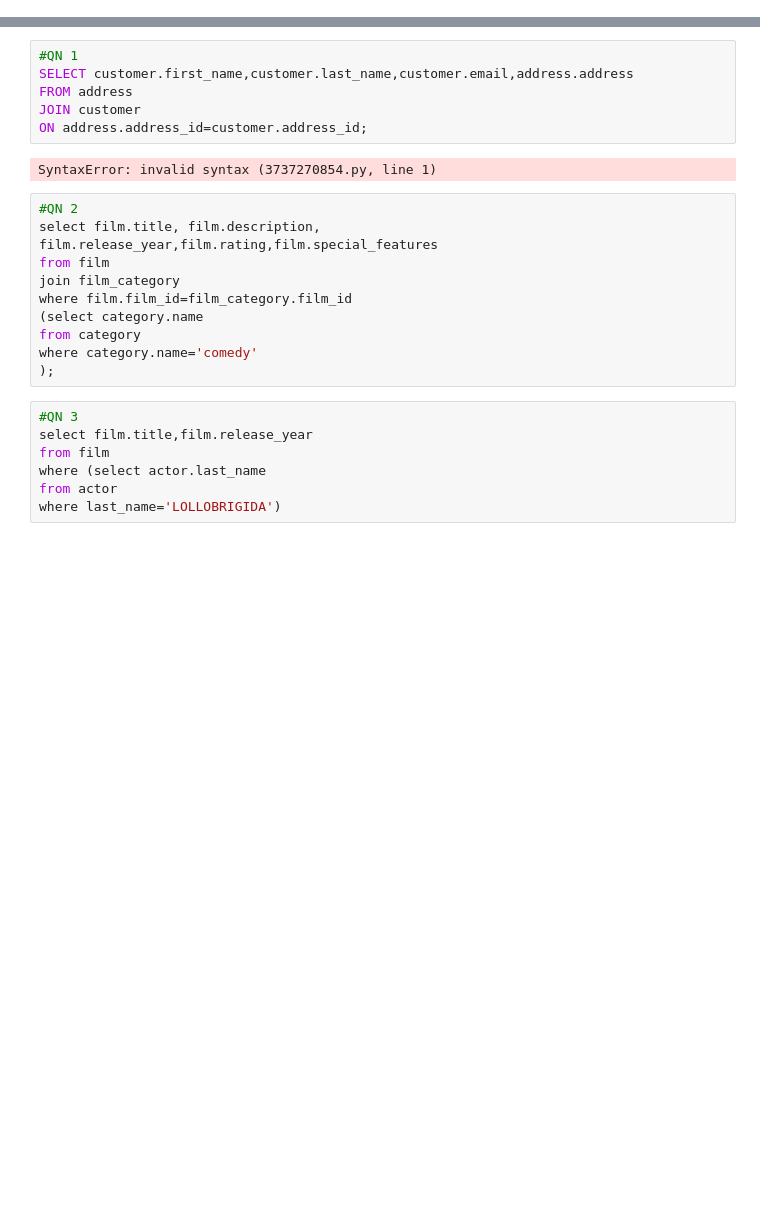
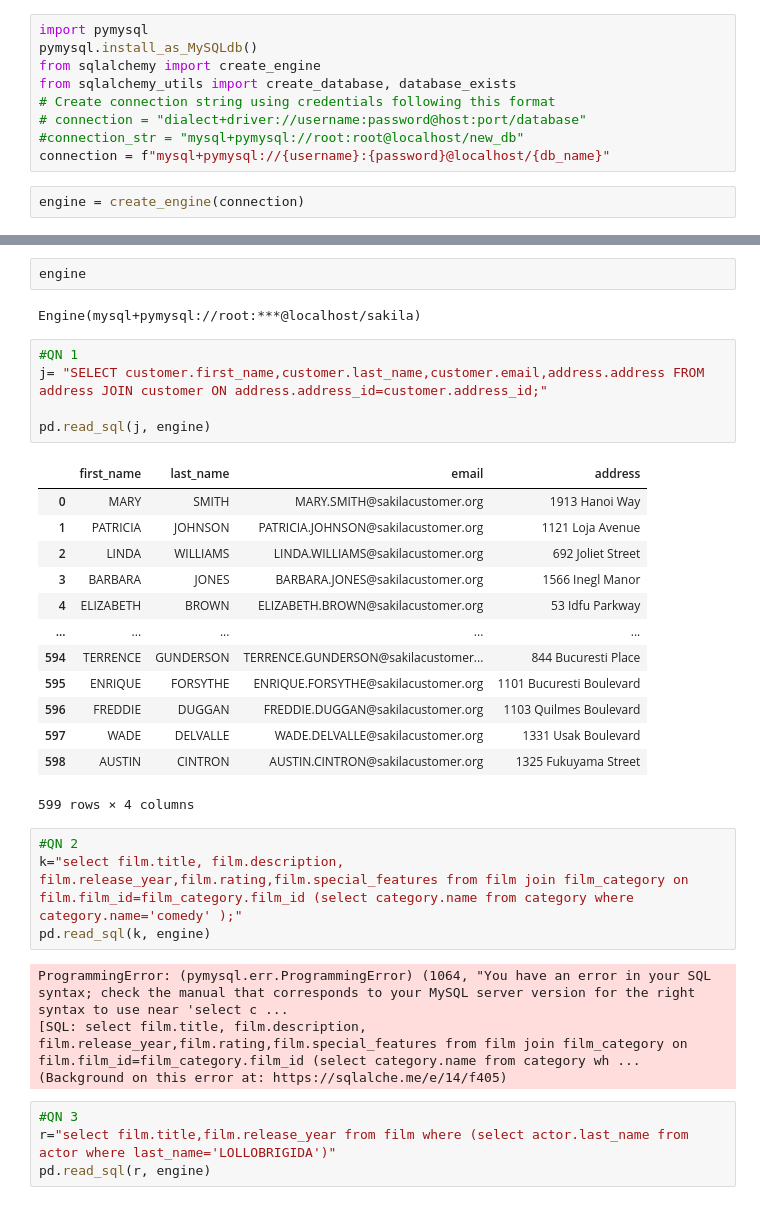
Before and after one commit to Tendo4/Sakila, a Jupyter notebook: Sakilla core.ipynb, the cells around one changed output, grey strips where cells are left out. Saved outputs shown, nothing was run; the diff lists cells and outputs as text; blank space fills up the shorter version.

```diff
--- a/Sakilla core.ipynb
+++ b/Sakilla core.ipynb
@@ -0,0 +19,11 @@
+# %%
+import pymysql
+pymysql.install_as_MySQLdb()
+from sqlalchemy import create_engine
+from sqlalchemy_utils import create_database, database_exists
+# Create connection string using credentials following this format
+# connection = "dialect+driver://username:password@host:port/database"
+#connection_str = "mysql+pymysql://root:root@localhost/new_db"
+connection = f"mysql+pymysql://{username}:{password}@localhost/{db_name}"
+# %%
+engine = create_engine(connection)
@@ -1,27 +35,37 @@
+# %%
+engine
+# %% [output]
+Engine(mysql+pymysql://root:***@localhost/sakila)
 # %%
 #QN 1
-SELECT customer.first_name,customer.last_name,customer.email,address.address
-FROM address
-JOIN customer
-ON address.address_id=customer.address_id;
+j= "SELECT customer.first_name,customer.last_name,customer.email,address.address FROM address JOIN customer ON address.address_id=customer.address_id;"
+
+pd.read_sql(j, engine)
 # %% [output]
+|  | first_name | last_name | email | address |
+| 0 | MARY | SMITH | MARY.SMITH@sakilacustomer.org | 1913 Hanoi Way |
+| 1 | PATRICIA | JOHNSON | PATRICIA.JOHNSON@sakilacustomer.org | 1121 Loja Avenue |
+| 2 | LINDA | WILLIAMS | LINDA.WILLIAMS@sakilacustomer.org | 692 Joliet Street |
+| 3 | BARBARA | JONES | BARBARA.JONES@sakilacustomer.org | 1566 Inegl Manor |
+| 4 | ELIZABETH | BROWN | ELIZABETH.BROWN@sakilacustomer.org | 53 Idfu Parkway |
+| ... | ... | ... | ... | ... |
+| 594 | TERRENCE | GUNDERSON | TERRENCE.GUNDERSON@sakilacustomer... | 844 Bucuresti Place |
+| 595 | ENRIQUE | FORSYTHE | ENRIQUE.FORSYTHE@sakilacustomer.org | 1101 Bucuresti Boulevard |
+| 596 | FREDDIE | DUGGAN | FREDDIE.DUGGAN@sakilacustomer.org | 1103 Quilmes Boulevard |
+| 597 | WADE | DELVALLE | WADE.DELVALLE@sakilacustomer.org | 1331 Usak Boulevard |
+| 598 | AUSTIN | CINTRON | AUSTIN.CINTRON@sakilacustomer.org | 1325 Fukuyama Street |
-SyntaxError: invalid syntax (3737270854.py, line 1)
+599 rows × 4 columns
 # %%
 #QN 2
-select film.title, film.description, film.release_year,film.rating,film.special_features
-from film
-join film_category
-where film.film_id=film_category.film_id
-(select category.name
-from category
-where category.name='comedy'
-);
+k="select film.title, film.description, film.release_year,film.rating,film.special_features from film join film_category on film.film_id=film_category.film_id (select category.name from category where category.name='comedy' );"
+pd.read_sql(k, engine)
+# %% [output]
+ProgrammingError: (pymysql.err.ProgrammingError) (1064, "You have an error in your SQL syntax; check the manual that corresponds to your MySQL server version for the right syntax to use near 'select c ...
+[SQL: select film.title, film.description, film.release_year,film.rating,film.special_features from film join film_category on film.film_id=film_category.film_id (select category.name from category wh ...
+(Background on this error at: https://sqlalche.me/e/14/f405)
 # %%
 #QN 3
-select film.title,film.release_year
-from film
-where (select actor.last_name
-from actor
-where last_name='LOLLOBRIGIDA')
+r="select film.title,film.release_year from film where (select actor.last_name from actor where last_name='LOLLOBRIGIDA')"
+pd.read_sql(r, engine)
 # %%
 #QN 4
```
Also changed, not shown: parts of 8 cells of this notebook.
